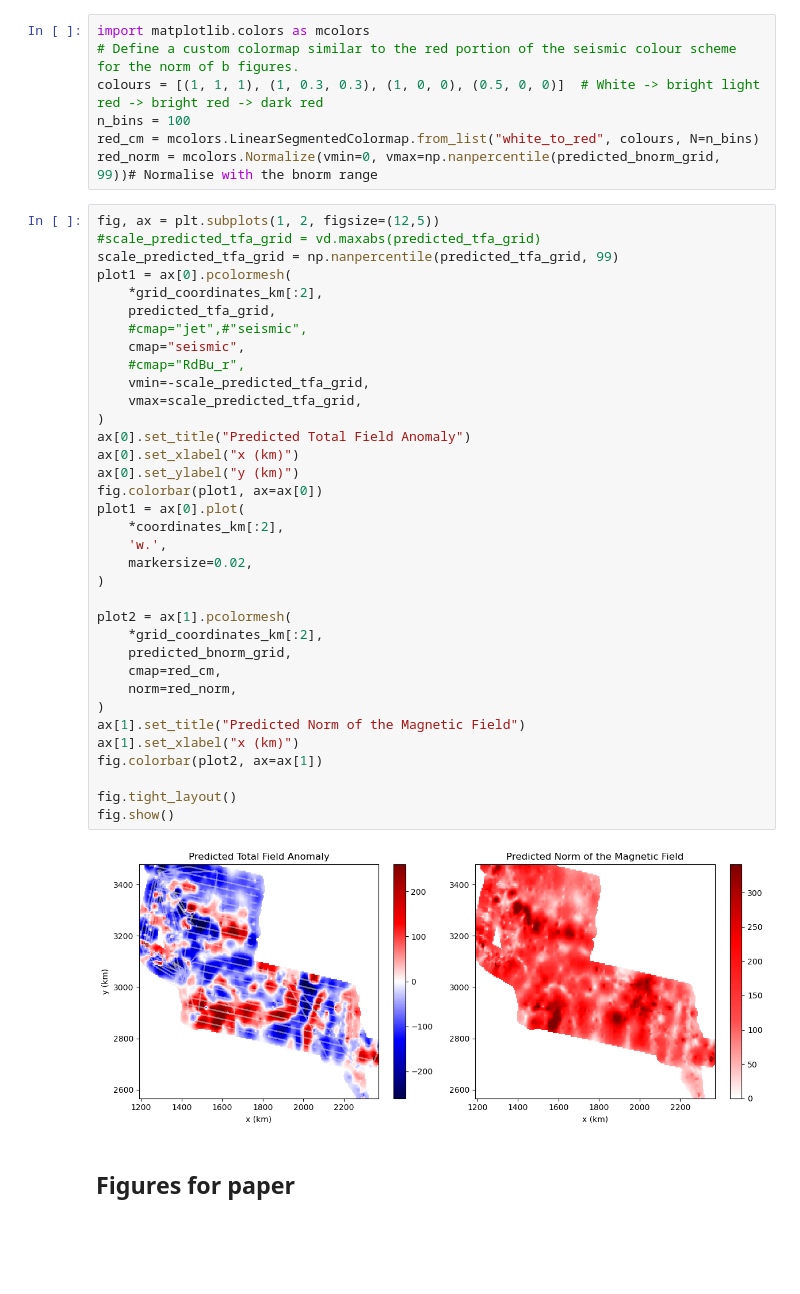
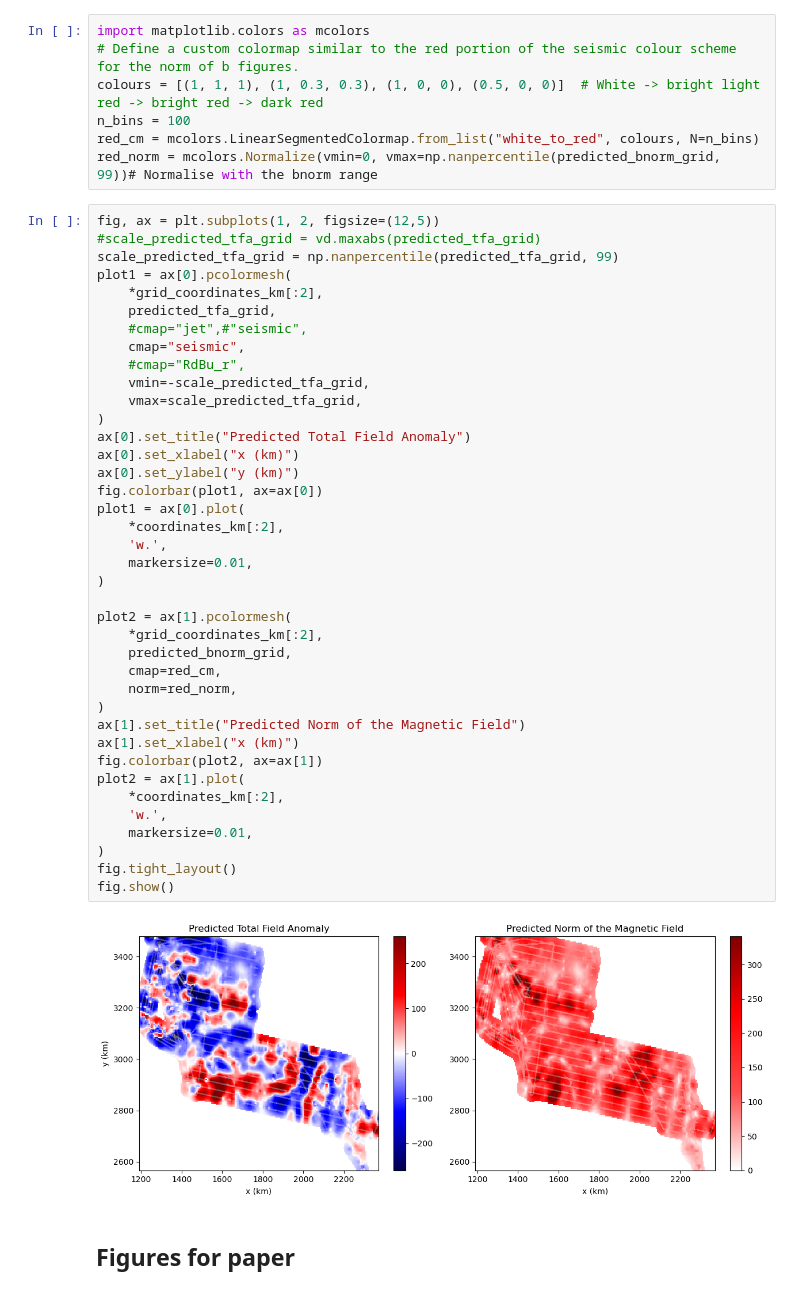
Before and after one commit to compgeolab/eqs-magnetic-dual-layer, a Jupyter notebook: code/07_icegrav_real.ipynb, the cells around one changed output. Saved outputs shown, nothing was run; the diff lists cells and outputs as text; blank space fills up the shorter version.

Commit message:
Create figures for real dataset predictions

```diff
--- a/code/07_icegrav_real.ipynb
+++ b/code/07_icegrav_real.ipynb
@@ -351,35 +355,39 @@ scale_predicted_tfa_grid = np.nanpercentile(predicted_tfa_grid, 99)
 plot1 = ax[0].pcolormesh(
     *grid_coordinates_km[:2],
     predicted_tfa_grid,
     #cmap="jet",#"seismic",
     cmap="seismic",
     #cmap="RdBu_r",
     vmin=-scale_predicted_tfa_grid,
     vmax=scale_predicted_tfa_grid,
 )
 ax[0].set_title("Predicted Total Field Anomaly")
 ax[0].set_xlabel("x (km)")
 ax[0].set_ylabel("y (km)")
 fig.colorbar(plot1, ax=ax[0])
 plot1 = ax[0].plot(
     *coordinates_km[:2],
     'w.',
-    markersize=0.02,
+    markersize=0.01,
 )
 
 plot2 = ax[1].pcolormesh(
     *grid_coordinates_km[:2],
     predicted_bnorm_grid,
     cmap=red_cm,
     norm=red_norm,
 )
 ax[1].set_title("Predicted Norm of the Magnetic Field")
 ax[1].set_xlabel("x (km)")
 fig.colorbar(plot2, ax=ax[1])
-
+plot2 = ax[1].plot(
+    *coordinates_km[:2],
+    'w.',
+    markersize=0.01,
+)
 fig.tight_layout()
 fig.show()
 # %% [output]
-[figure, old version]
+[figure, new version]
 # %% [markdown]
 ## Figures for paper
```
Also changed, not shown: parts of 8 cells of this notebook, 2 other files.
